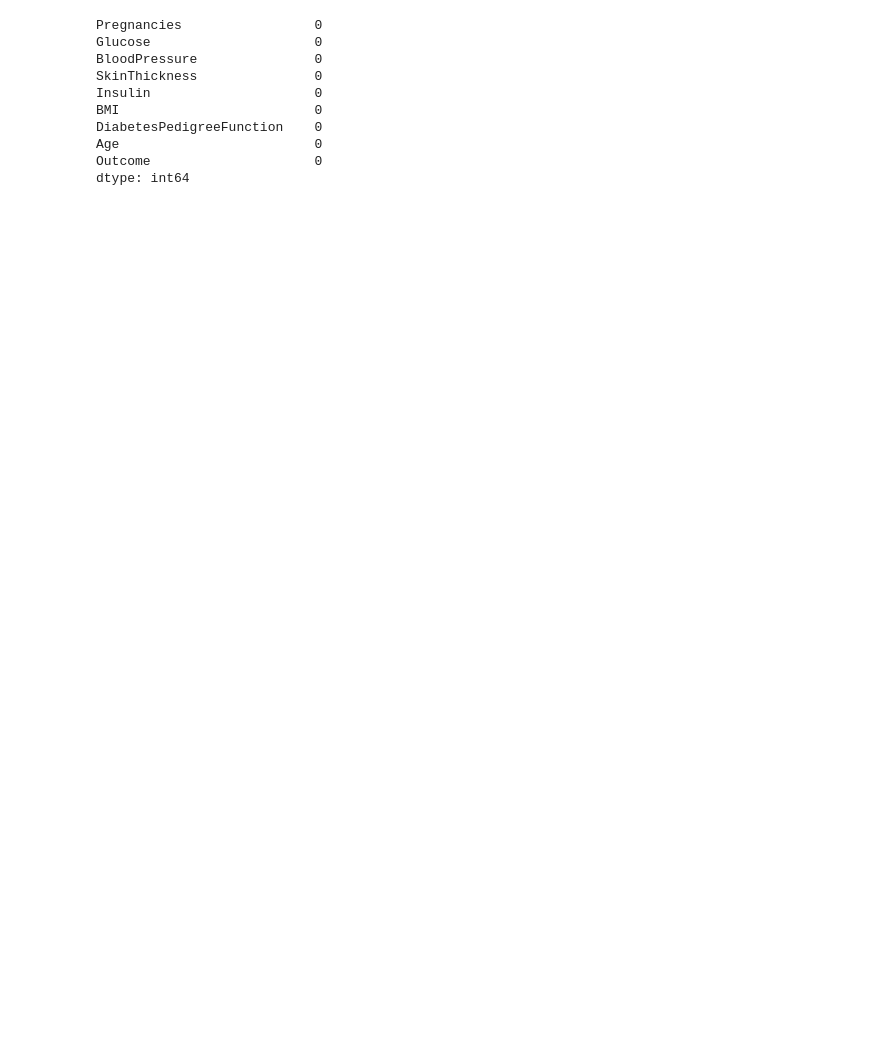
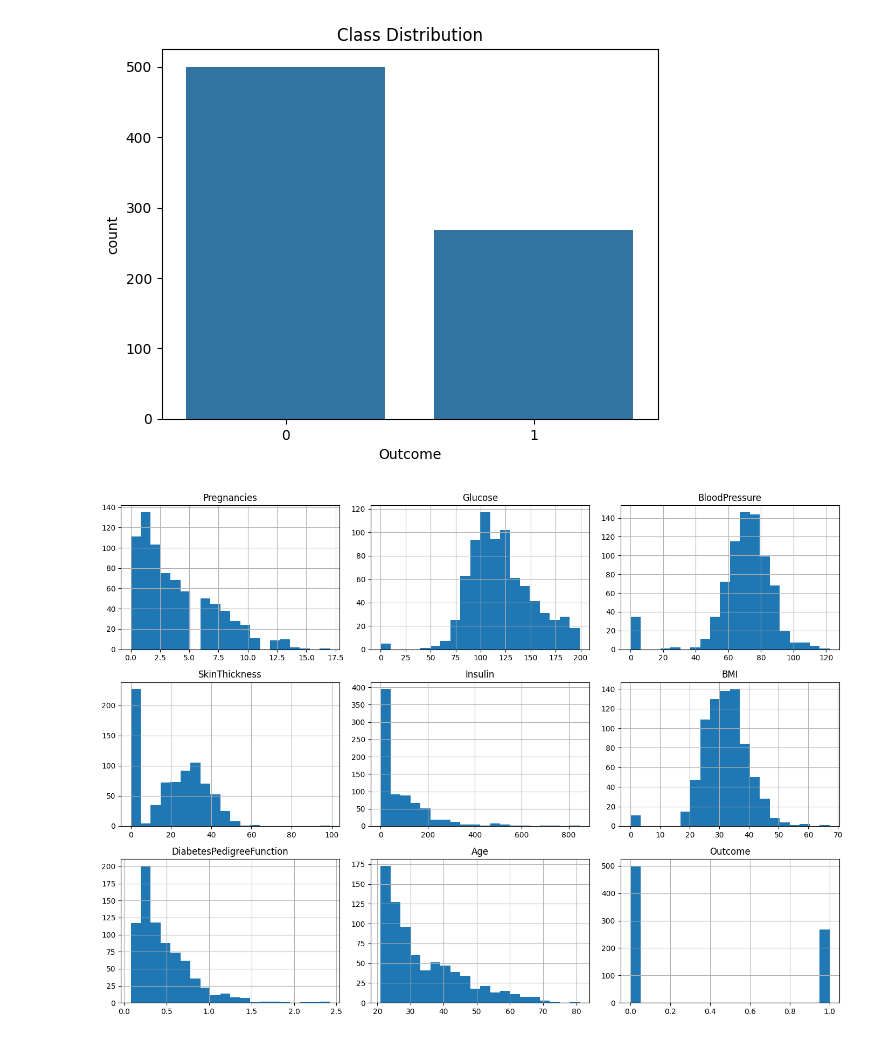
Before and after one commit to danielnkosi/diabetes-risk-prediction, a Jupyter notebook: notebooks/eda.ipynb, the cells around one changed output. Saved outputs shown, nothing was run; the diff lists cells and outputs as text; code cells hidden in the pictures; blank space fills up the shorter version.

```diff
--- a/notebooks/eda.ipynb
+++ b/notebooks/eda.ipynb
@@ -1,41 +1,48 @@
 # %%
+## 1. Load libraries and data
 import pandas as pd
 import matplotlib.pyplot as plt
 import seaborn as sns
 
-# Set visual style
-sns.set(style="whitegrid")
+df = pd.read_csv("../data/diabetes.csv")
 
-df = pd.read_csv("../data/diabetes.csv")
+## 2. Basic inspection
 df.head()
-
 df.info()
 df.describe()
 df.isnull().sum()
+
+## 3. Class balance
+sns.countplot(x='Outcome', data=df)
+plt.title("Class Distribution")
+plt.show()
+
+## 4. Feature distributions
+df.hist(bins=20, figsize=(14, 10))
+plt.tight_layout()
+plt.show()
+
+## 5. Correlation heatmap
+plt.figure(figsize=(10, 6))
+sns.heatmap(df.corr(), annot=True, cmap="coolwarm")
+plt.title("Feature Correlations")
+plt.show()
 # %% [output]
 <class 'pandas.core.frame.DataFrame'>
 RangeIndex: 768 entries, 0 to 767
 Data columns (total 9 columns):
  #   Column                    Non-Null Count  Dtype
 ---  ------                    --------------  -----
  0   Pregnancies               768 non-null    int64
  1   Glucose                   768 non-null    int64
  2   BloodPressure             768 non-null    int64
  3   SkinThickness             768 non-null    int64
  4   Insulin                   768 non-null    int64
  5   BMI                       768 non-null    float64
  6   DiabetesPedigreeFunction  768 non-null    float64
  7   Age                       768 non-null    int64
  8   Outcome                   768 non-null    int64
 dtypes: float64(2), int64(7)
 memory usage: 54.1 KB
-Pregnancies                 0
-Glucose                     0
-BloodPressure               0
-SkinThickness               0
-Insulin                     0
-BMI                         0
-DiabetesPedigreeFunction    0
-Age                         0
-Outcome                     0
-dtype: int64
+[figure, added]
+[figure, added]
```
Also changed, not shown: parts of 1 cell of this notebook, 1 other file.
